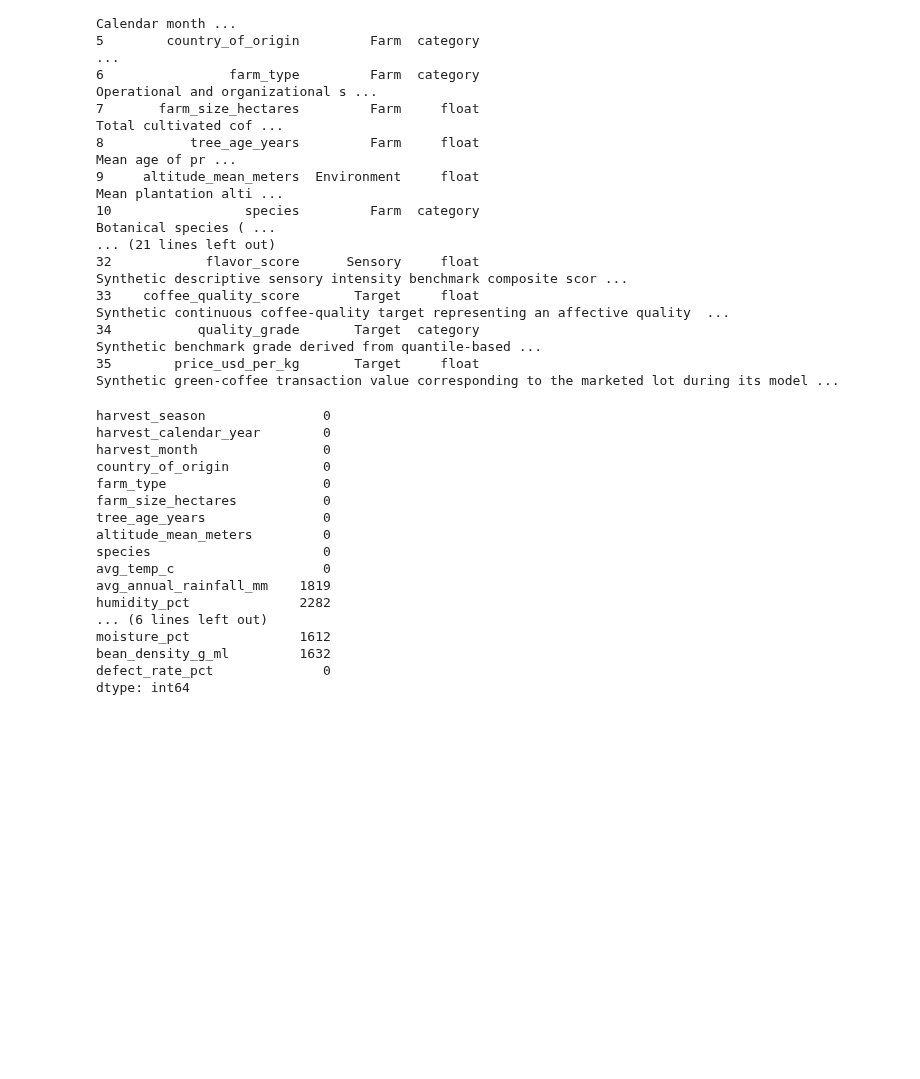
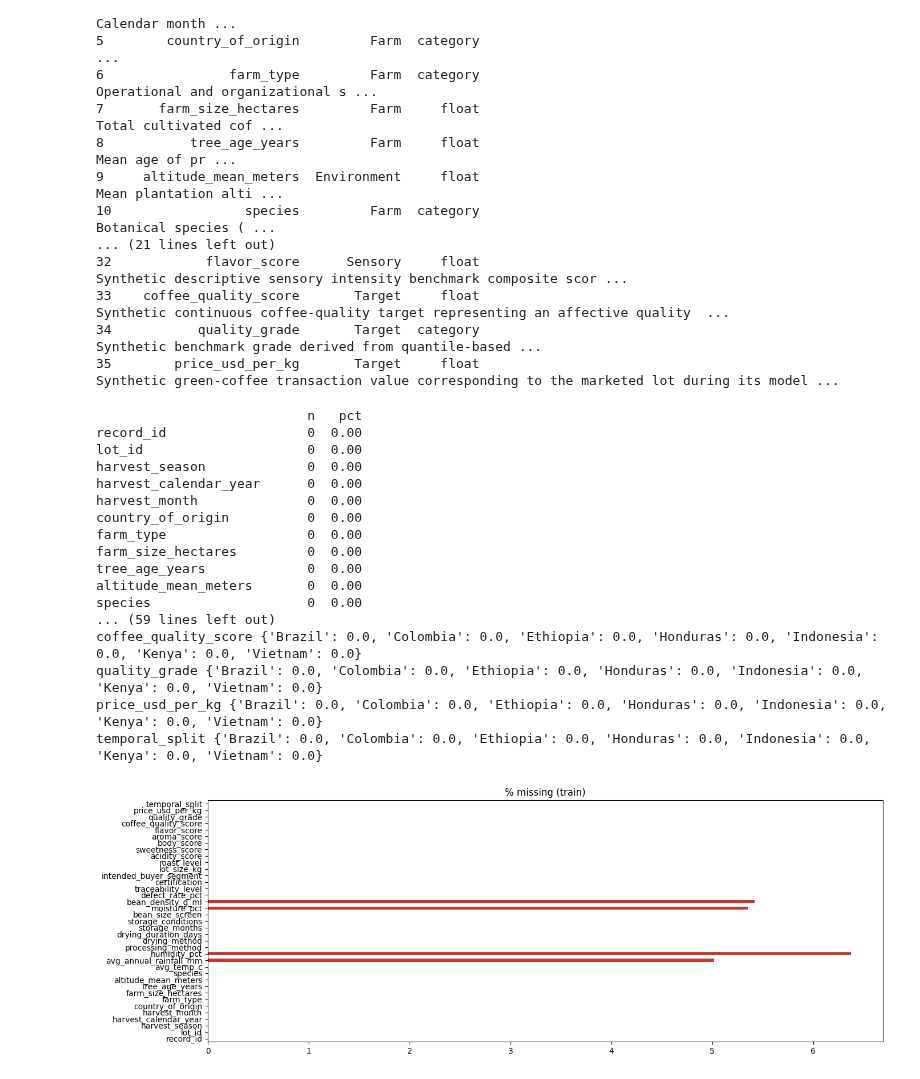
Before and after one commit to tiopramana/machine_learning, a Jupyter notebook: Project/Coffe_Quality_Benchmark/main.ipynb, the cells around one changed output. Drawn from its saved outputs; the diff is of its cells as text; code cells hidden in the pictures; blank space fills up the shorter version.

```diff
--- a/Project/Coffe_Quality_Benchmark/main.ipynb
+++ b/Project/Coffe_Quality_Benchmark/main.ipynb
@@ -9,6 +12,11 @@ df = pd.read_csv("coffee_value_benchmark.csv")
 split = pd.read_csv("coffee_benchmark_splits.csv")
 metadata = pd.read_csv("coffee_record_metadata.csv")
 feature = pd.read_csv("feature_dictionary.csv")
+df = df.merge(metadata[["record_id", "record_type"]], on="record_id")
+df = df[df.record_type == "Original"].drop(columns="record_type").merge(split, on="lot_id")
+df["certification"] = df["certification"].fillna("None")
+train = df[df.temporal_split == "Train"].reset_index(drop=True)
+test = df[df.temporal_split != "Train"].reset_index(drop=True)
 # %%
 feature.head(12)
 # %% [output]
@@ -92,22 +100,28 @@ cols_drop = ['record_id', 'lot_id', 'roast_level', 'acidity_score',
 
 X = df.drop(df[cols_drop], axis=1)
 # %%
-print(X_quality.isnull().sum())
+mv = train.isnull().sum(); mv[mv > 0]
+print(pd.DataFrame({"n": mv, "pct": (mv / len(train) * 100).round(2)}))
+for c in mv.index:  # is missingness random, or tied to a group?
+    print(c, train.groupby("country_of_origin")[c].apply(lambda s: s.isnull().mean()).round(3).to_dict())
+(mv / len(train) * 100).plot.barh(color="#c0392b", figsize=(14, 5), title="% missing (train)")
+plt.tight_layout()
 # %% [output]
-harvest_season               0
-harvest_calendar_year        0
-harvest_month                0
-country_of_origin            0
-farm_type                    0
-farm_size_hectares           0
-tree_age_years               0
-altitude_mean_meters         0
-species                      0
-avg_temp_c                   0
-avg_annual_rainfall_mm    1819
-humidity_pct              2282
-... (6 lines left out)
-moisture_pct              1612
-bean_density_g_ml         1632
-defect_rate_pct              0
-dtype: int64
+                           n   pct
+record_id                  0  0.00
+lot_id                     0  0.00
+harvest_season             0  0.00
+harvest_calendar_year      0  0.00
+harvest_month              0  0.00
+country_of_origin          0  0.00
+farm_type                  0  0.00
+farm_size_hectares         0  0.00
+tree_age_years             0  0.00
+altitude_mean_meters       0  0.00
+species                    0  0.00
+... (59 lines left out)
+coffee_quality_score {'Brazil': 0.0, 'Colombia': 0.0, 'Ethiopia': 0.0, 'Honduras': 0.0, 'Indonesia': 0.0, 'Kenya': 0.0, 'Vietnam': 0.0}
+quality_grade {'Brazil': 0.0, 'Colombia': 0.0, 'Ethiopia': 0.0, 'Honduras': 0.0, 'Indonesia': 0.0, 'Kenya': 0.0, 'Vietnam': 0.0}
+price_usd_per_kg {'Brazil': 0.0, 'Colombia': 0.0, 'Ethiopia': 0.0, 'Honduras': 0.0, 'Indonesia': 0.0, 'Kenya': 0.0, 'Vietnam': 0.0}
+temporal_split {'Brazil': 0.0, 'Colombia': 0.0, 'Ethiopia': 0.0, 'Honduras': 0.0, 'Indonesia': 0.0, 'Kenya': 0.0, 'Vietnam': 0.0}
+[figure, added]
```
Also changed, not shown: parts of 5 cells of this notebook, 1 other file.
